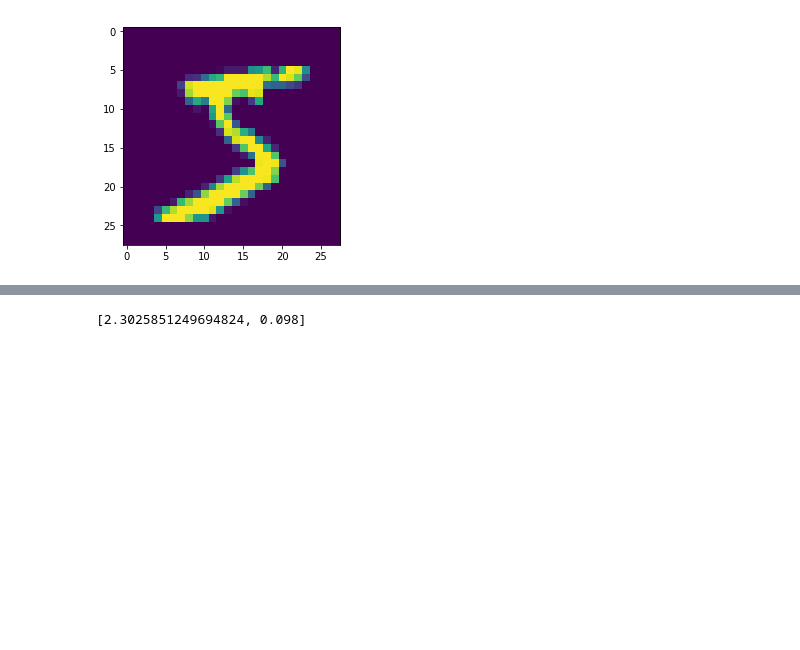
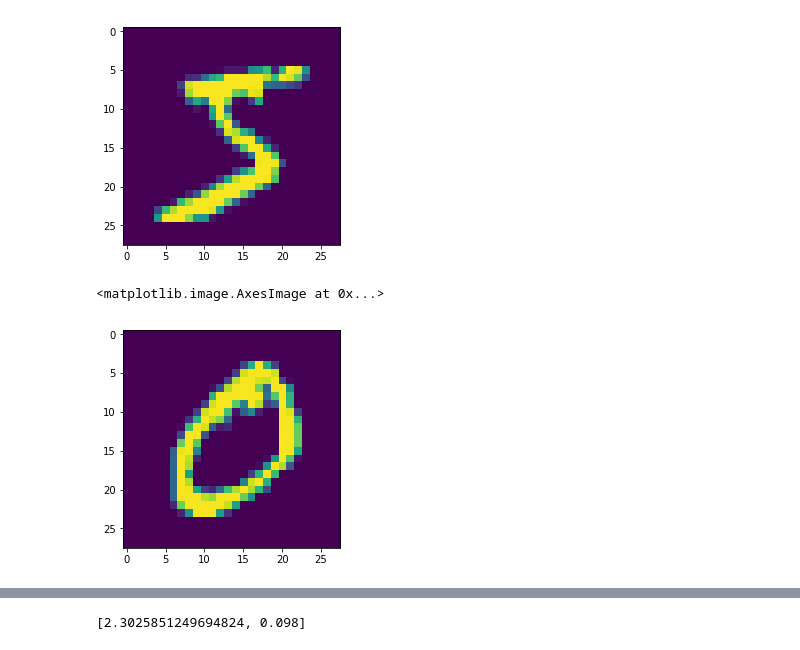
Before and after one commit to chandrashekarswamy/EVA, a Jupyter notebook: EVA_Assignment 2.ipynb, the cells around one changed output, grey strips where cells are left out. Drawn from its saved outputs; the diff is of its cells as text; code cells hidden in the pictures; blank space fills up the shorter version.

```diff
--- a/EVA_Assignment 2.ipynb
+++ b/EVA_Assignment 2.ipynb
@@ -34,3 +35,8 @@ plt.imshow(X_train[0])
 (60000, 28, 28)
 <matplotlib.image.AxesImage at 0x...>
 [figure]
+# %%
+plt.imshow(X_train[1])
+# %% [output]
+<matplotlib.image.AxesImage at 0x...>
+[figure, added]
```
Also changed, not shown: parts of 18 cells of this notebook.
